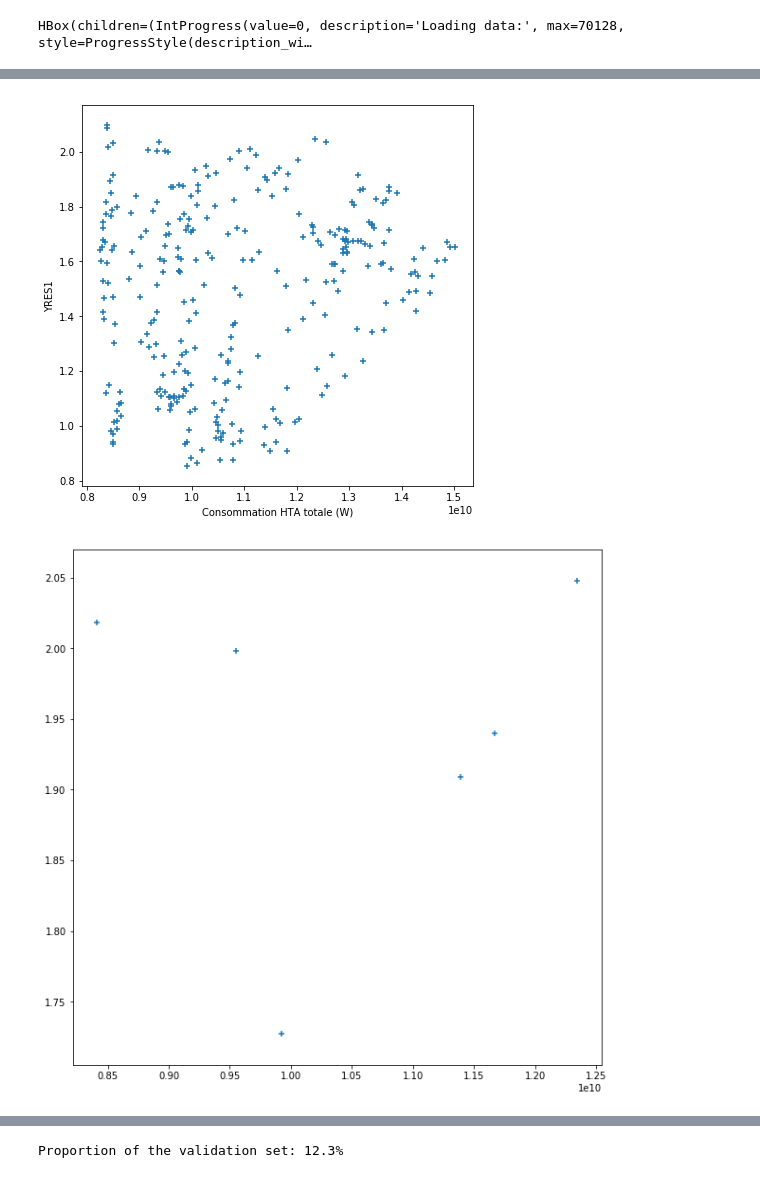
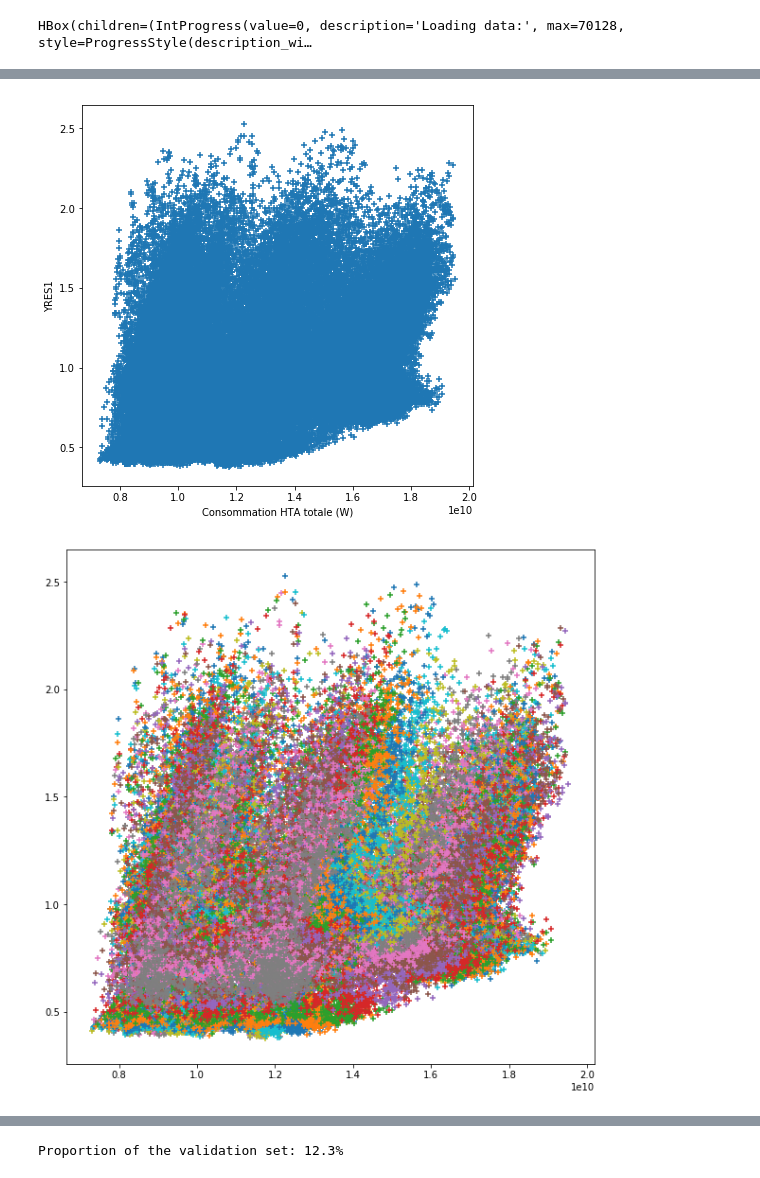
Before and after one commit to tangih/EnedisDataChallenge, a Jupyter notebook: main.ipynb, the cells around one changed output, grey strips where cells are left out. Cells and saved outputs as stored; diff of their text form; code cells hidden in the pictures.

```diff
--- a/main.ipynb
+++ b/main.ipynb
@@ -27,8 +32,8 @@ n_res, n_com = x_res.shape[0], y_res.shape[0]
 HBox(children=(IntProgress(value=0, description='Loading data:', max=70128, style=ProgressStyle(description_wi…
 # %%
 # PLOT DATA
-min_id = 3400
-max_id = min_id+300
+min_id = 0
+max_id = n_res
 x_id = 23
 y_id = 1
 
@@ -42,7 +47,8 @@ vis.plot_series(x_res[min_id:max_id, x_id], y_res[min_id:max_id, y_id],
 plt.show()
 
 plt.figure(figsize=(10, 10))
-vis.plot_series(x_res[min_id+k:max_id:48, x_id], y_res[min_id+k:max_id:48, y_id])
+for k in range(48):
+    vis.plot_series(x_res[min_id+k:max_id:48, x_id], y_res[min_id+k:max_id:48, y_id])
 plt.show()
 
 plt.figure(figsize=(7, 7))
@@ -54,2 +60,2 @@ plt.show()
-[figure, old version]
+[figure, new version]
-[figure, old version]
+[figure, new version]
```
Also changed, not shown: parts of 10 cells of this notebook, 1 other file.
